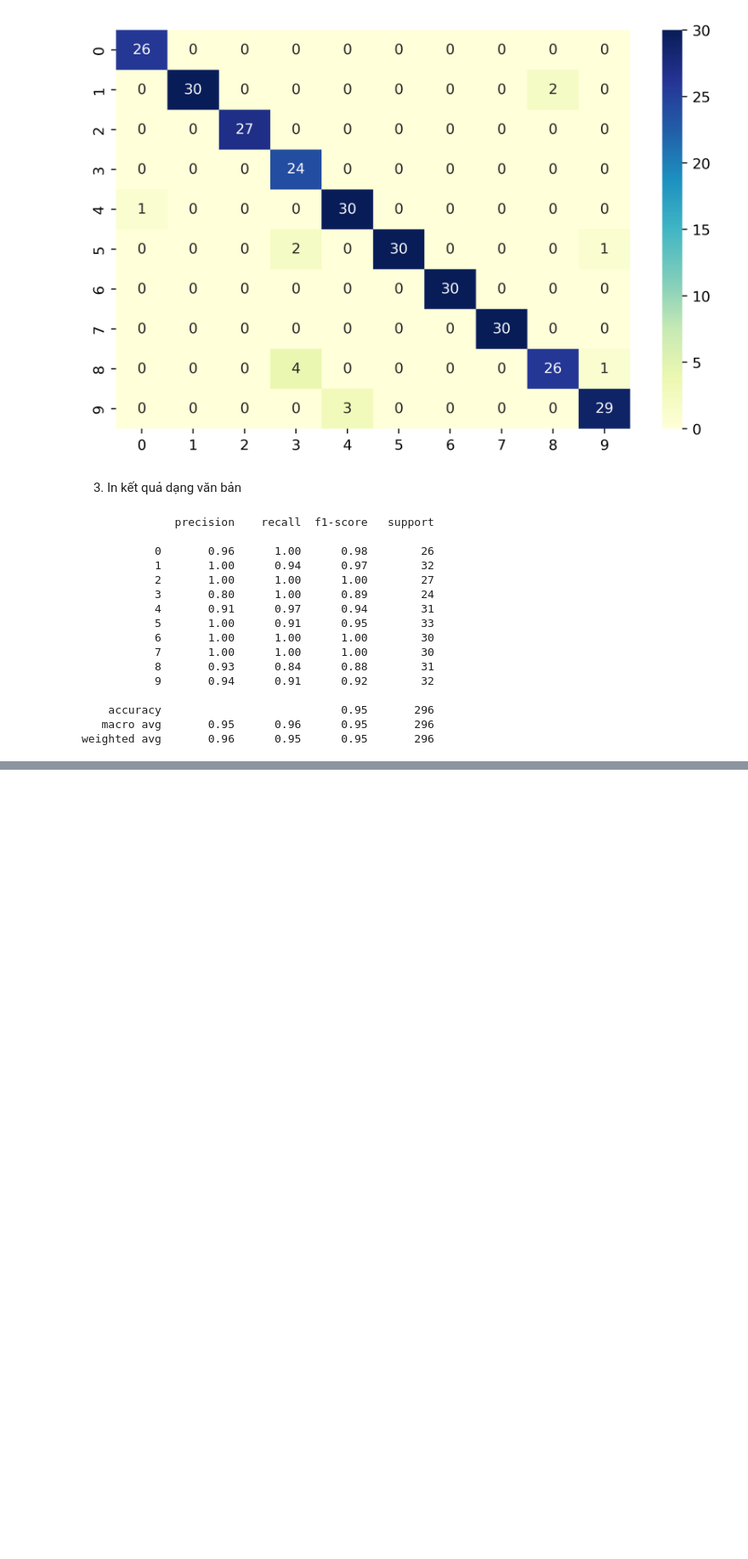
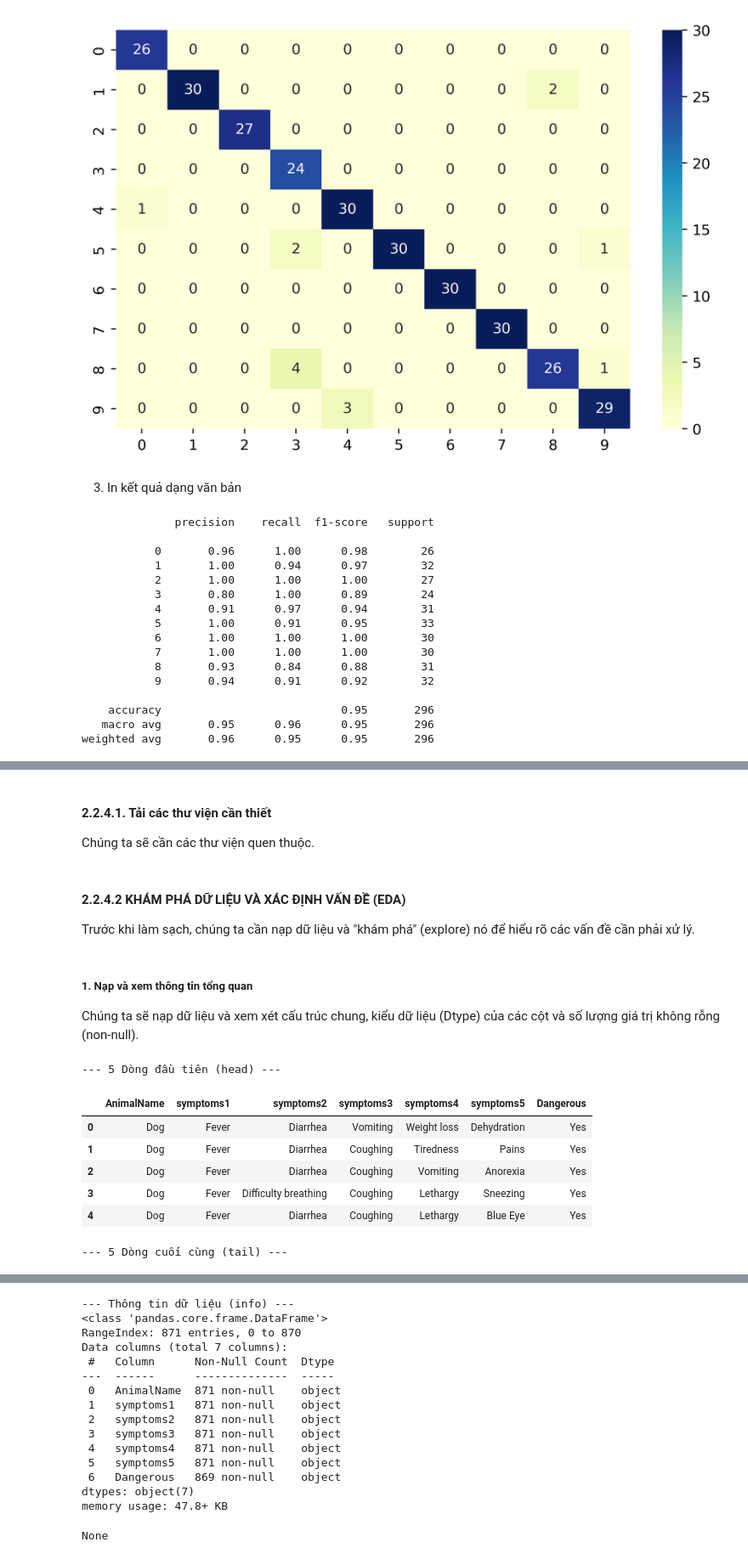
Before and after one commit to TranKhaiAn/sgu_2025_dataAnalysis, a Jupyter notebook: DA06_dl31-10/ThuatToanPhanLop.ipynb, the cells around one changed output, grey strips where cells are left out. Shown at 85% size. Drawn from its saved outputs; the diff is of its cells as text; code cells hidden in the pictures; blank space fills up the shorter version.

```diff
--- a/DA06_dl31-10/ThuatToanPhanLop.ipynb
+++ b/DA06_dl31-10/ThuatToanPhanLop.ipynb
@@ -1587,0 +1826,3 @@ weighted avg       0.96      0.95      0.95       296
+# %% [markdown]
+#### 2.2.4.1. Tải các thư viện cần thiết
+Chúng ta sẽ cần các thư viện quen thuộc.
@@ -1587,0 +1843,31 @@ weighted avg       0.96      0.95      0.95       296
+# %% [markdown]
+#### 2.2.4.2 KHÁM PHÁ DỮ LIỆU VÀ XÁC ĐỊNH VẤN ĐỀ (EDA)
+
+Trước khi làm sạch, chúng ta cần nạp dữ liệu và "khám phá" (explore) nó để hiểu rõ các vấn đề cần phải xử lý.
+# %% [markdown]
+##### 1. Nạp và xem thông tin tổng quan
+Chúng ta sẽ nạp dữ liệu và xem xét cấu trúc chung, kiểu dữ liệu (Dtype) của các cột và số lượng giá trị không rỗng (non-null).
+# %%
+# Tải dữ liệu
+df_raw = pd.read_csv('animalCondition.csv')
+
+# Hiển thị 5 dòng đầu tiên để xem cấu trúc
+print("--- 5 Dòng đầu tiên (head) ---")
+display(df_raw.head())
+
+# Hiển thị 5 dòng cuối cùng để xem cấu trúc
+print("--- 5 Dòng cuối cùng (tail) ---")
+display(df_raw.tail())
+
+# Hiển thị thông tin tổng quan
+print("\n--- Thông tin dữ liệu (info) ---")
+display(df_raw.info())
+# %% [output]
+--- 5 Dòng đầu tiên (head) ---
+|  | AnimalName | symptoms1 | symptoms2 | symptoms3 | symptoms4 | symptoms5 | Dangerous |
+| 0 | Dog | Fever | Diarrhea | Vomiting | Weight loss | Dehydration | Yes |
+| 1 | Dog | Fever | Diarrhea | Coughing | Tiredness | Pains | Yes |
+| 2 | Dog | Fever | Diarrhea | Coughing | Vomiting | Anorexia | Yes |
+| 3 | Dog | Fever | Difficulty breathing | Coughing | Lethargy | Sneezing | Yes |
+| 4 | Dog | Fever | Diarrhea | Coughing | Lethargy | Blue Eye | Yes |
+--- 5 Dòng cuối cùng (tail) ---
@@ -1587,0 +1880,16 @@ weighted avg       0.96      0.95      0.95       296
+--- Thông tin dữ liệu (info) ---
+<class 'pandas.core.frame.DataFrame'>
+RangeIndex: 871 entries, 0 to 870
+Data columns (total 7 columns):
+ #   Column      Non-Null Count  Dtype
+---  ------      --------------  -----
+ 0   AnimalName  871 non-null    object
+ 1   symptoms1   871 non-null    object
+ 2   symptoms2   871 non-null    object
+ 3   symptoms3   871 non-null    object
+ 4   symptoms4   871 non-null    object
+ 5   symptoms5   871 non-null    object
+ 6   Dangerous   869 non-null    object
+dtypes: object(7)
+memory usage: 47.8+ KB
+None
```
Also changed, not shown: parts of 92 cells of this notebook, 4 other files.
